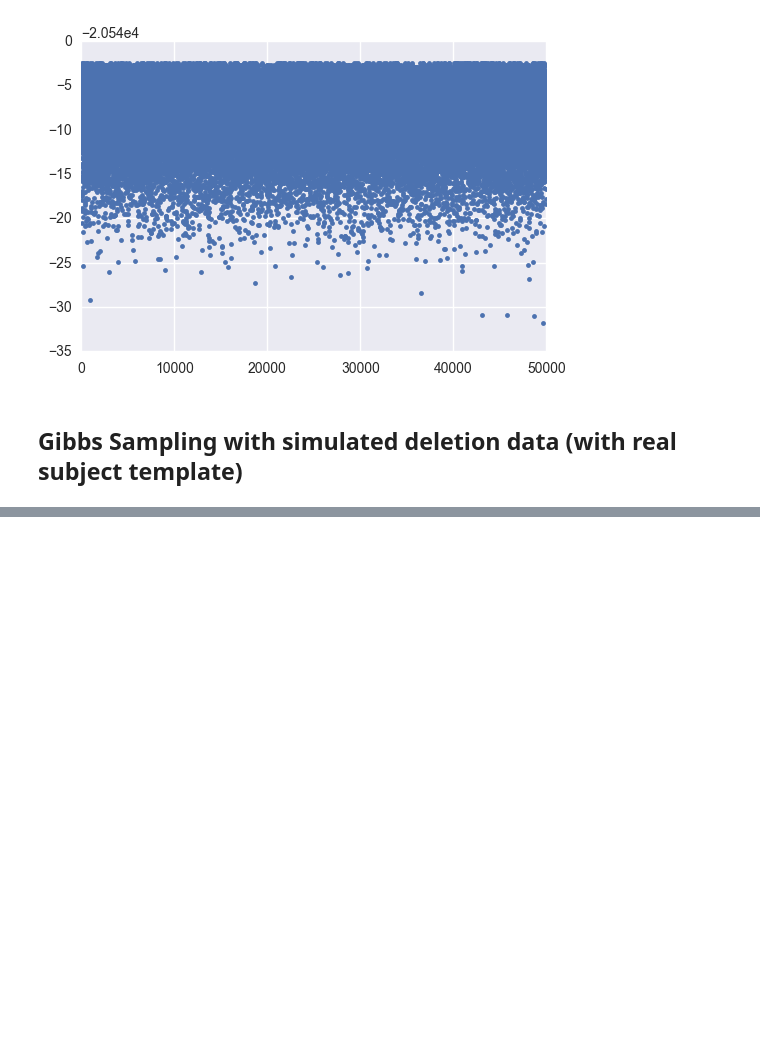
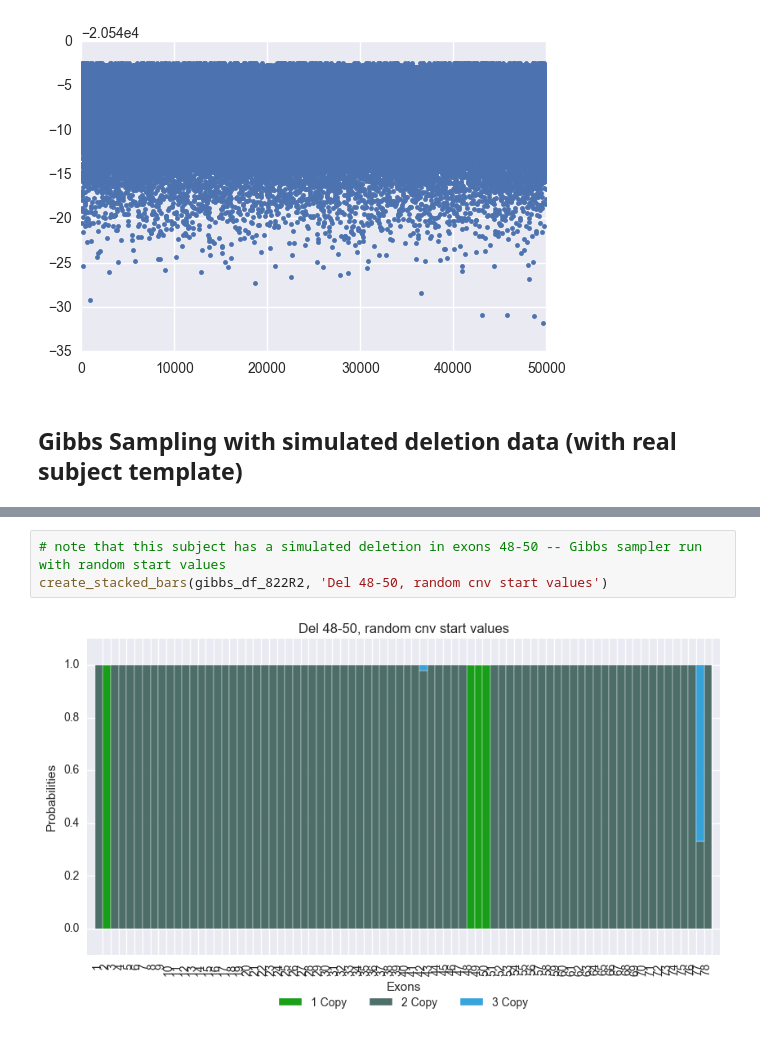
Before and after one commit to vkozareva/geneCNV, a Jupyter notebook: notebooks/Gibbs_sampling_CNV_detection.ipynb, the cells around one changed output, grey strips where cells are left out. Drawn from its saved outputs; the diff is of its cells as text; blank space fills up the shorter version.

```diff
--- a/notebooks/Gibbs_sampling_CNV_detection.ipynb
+++ b/notebooks/Gibbs_sampling_CNV_detection.ipynb
@@ -239,0 +453,5 @@ plt.show
+# %%
+# note that this subject has a simulated deletion in exons 48-50 -- Gibbs sampler run with random start values
+create_stacked_bars(gibbs_df_822R2, 'Del 48-50, random cnv start values')
+# %% [output]
+[figure, added]
```
Also changed, not shown: parts of 21 cells of this notebook, 1 other file.
